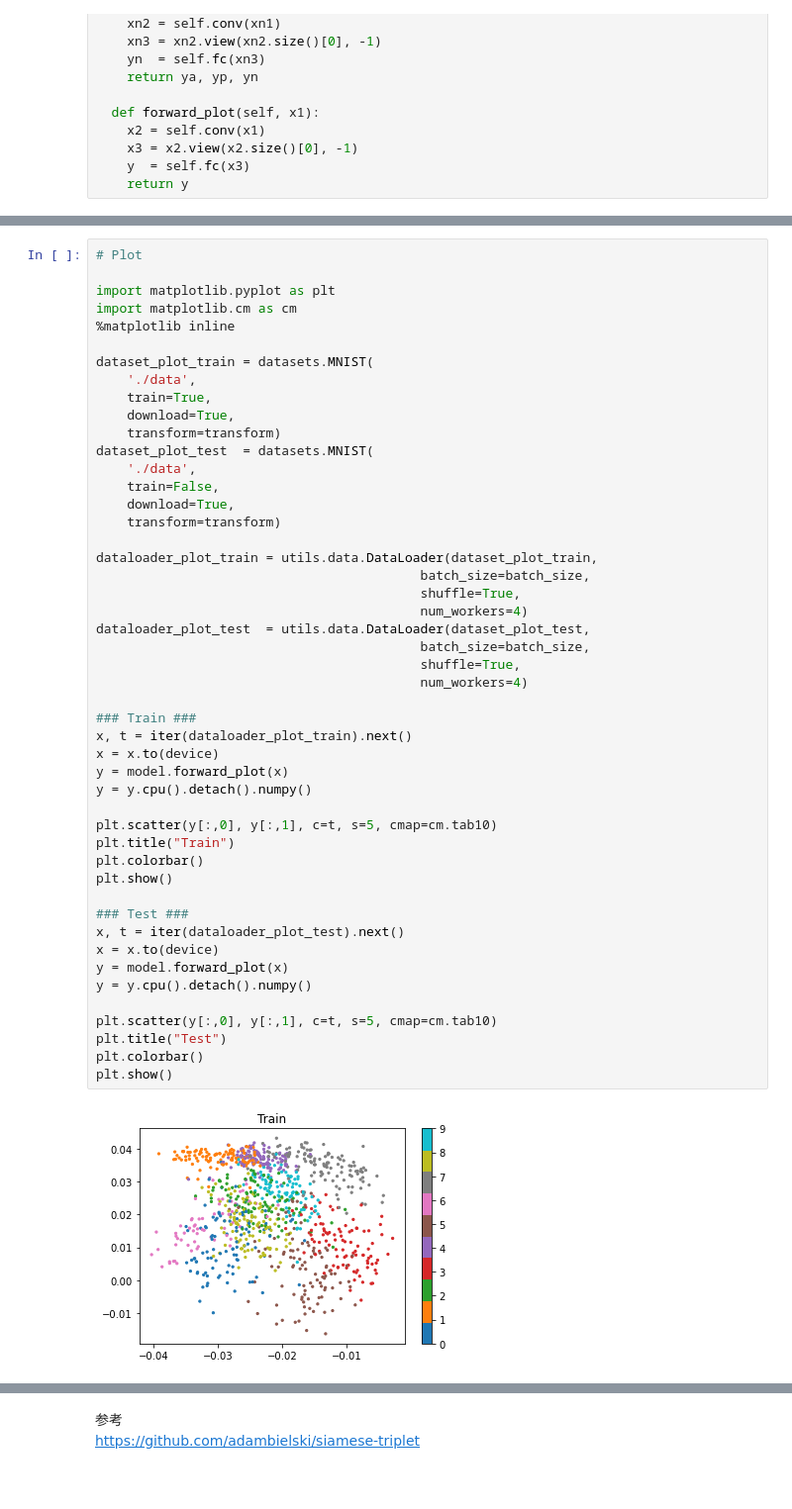
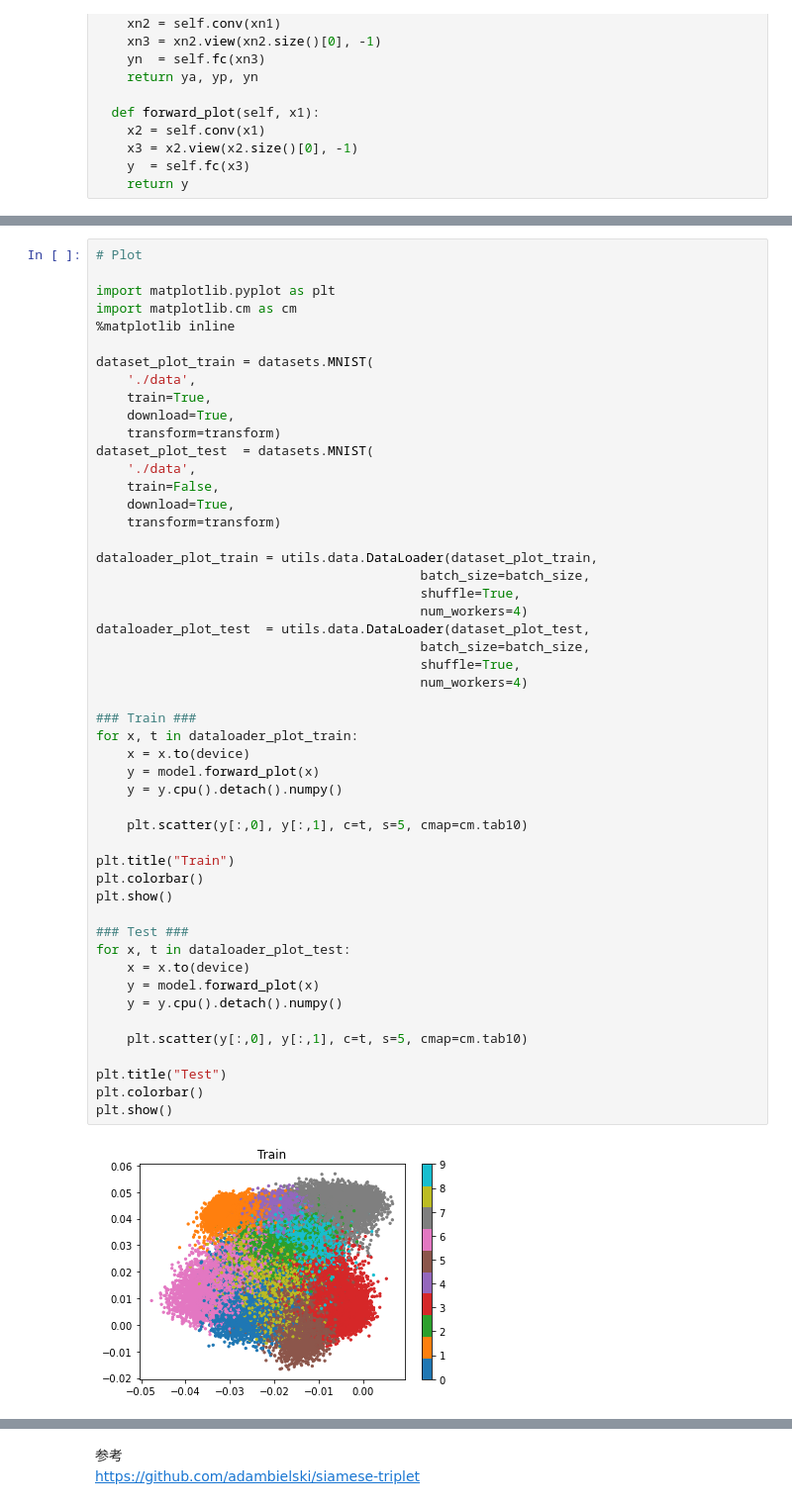
Before and after one commit to namoshi/dl_intro, a Jupyter notebook: triplet.ipynb, the cells around one changed output, grey strips where cells are left out. Shown at 99% size. Drawn from its saved outputs; the diff is of its cells as text.

```diff
--- a/triplet.ipynb
+++ b/triplet.ipynb
@@ -205,41 +205,43 @@ dataset_plot_train = datasets.MNIST(
     train=True,
     download=True,
     transform=transform)
 dataset_plot_test  = datasets.MNIST(
     './data',
     train=False,
     download=True,
     transform=transform)
 
 dataloader_plot_train = utils.data.DataLoader(dataset_plot_train,
                                           batch_size=batch_size,
                                           shuffle=True,
                                           num_workers=4)
 dataloader_plot_test  = utils.data.DataLoader(dataset_plot_test,
                                           batch_size=batch_size,
                                           shuffle=True,
                                           num_workers=4)
 
 ### Train ###
-x, t = iter(dataloader_plot_train).next()
-x = x.to(device)
-y = model.forward_plot(x)
-y = y.cpu().detach().numpy()
+for x, t in dataloader_plot_train:
+    x = x.to(device)
+    y = model.forward_plot(x)
+    y = y.cpu().detach().numpy()
 
-plt.scatter(y[:,0], y[:,1], c=t, s=5, cmap=cm.tab10)
+    plt.scatter(y[:,0], y[:,1], c=t, s=5, cmap=cm.tab10)
+
 plt.title("Train")
 plt.colorbar()
 plt.show()
 
 ### Test ###
-x, t = iter(dataloader_plot_test).next()
-x = x.to(device)
-y = model.forward_plot(x)
-y = y.cpu().detach().numpy()
+for x, t in dataloader_plot_test:
+    x = x.to(device)
+    y = model.forward_plot(x)
+    y = y.cpu().detach().numpy()
 
-plt.scatter(y[:,0], y[:,1], c=t, s=5, cmap=cm.tab10)
+    plt.scatter(y[:,0], y[:,1], c=t, s=5, cmap=cm.tab10)
+
 plt.title("Test")
 plt.colorbar()
 plt.show()
 # %% [output]
-[figure, old version]
+[figure, new version]
```
Also changed, not shown: parts of 2 cells of this notebook, 3 other files.
